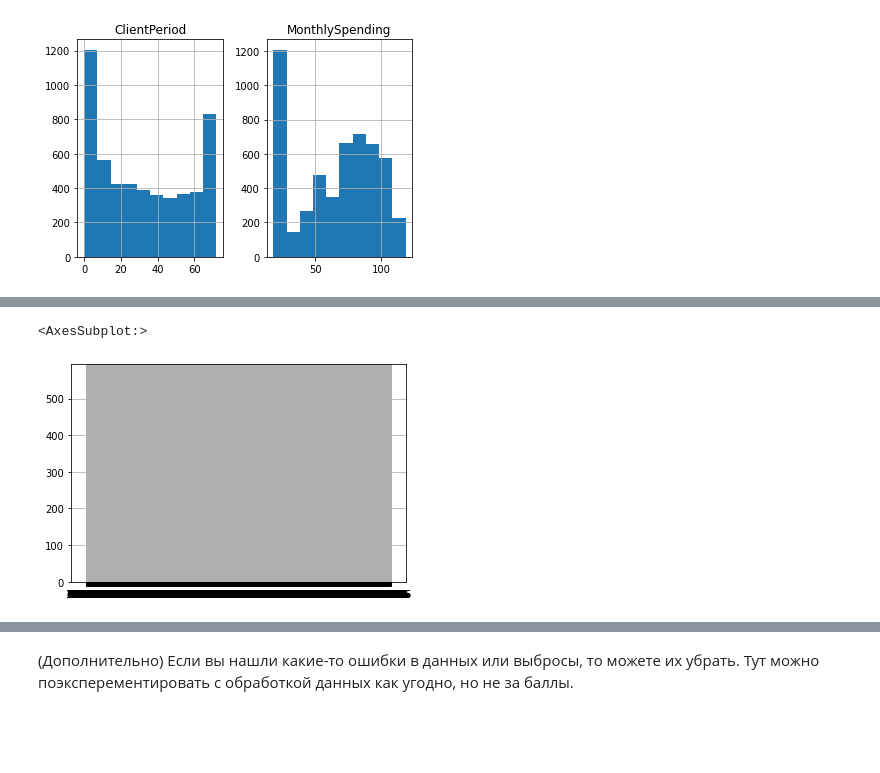
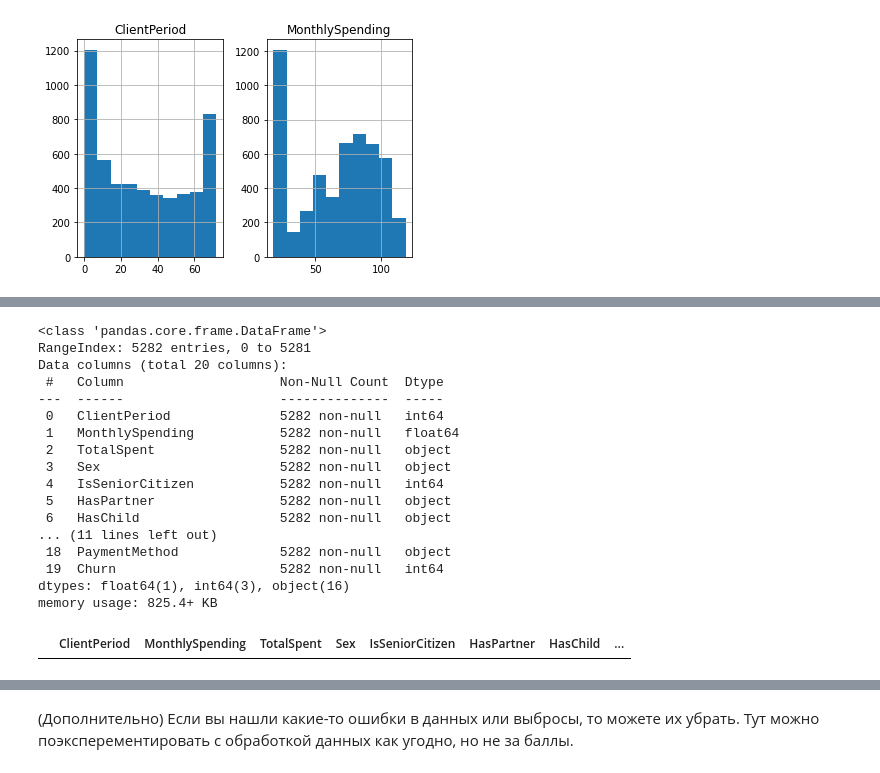
Before and after one commit to trifonov-m/MIPT_stepik, a Jupyter notebook: deep learning mipt/HW3/Baseline.ipynb, the cells around one changed output, grey strips where cells are left out. Drawn from its saved outputs; the diff is of its cells as text; code cells hidden in the pictures; blank space fills up the shorter version.

```diff
--- a/deep learning mipt/HW3/Baseline.ipynb
+++ b/deep learning mipt/HW3/Baseline.ipynb
@@ -150,5 +155,25 @@ array([[<AxesSubplot:title={'center':'ClientPeriod'}>,
+# %%
+data = data.replace('', np.nan)
+data.info()
+# %% [output]
+<class 'pandas.core.frame.DataFrame'>
+RangeIndex: 5282 entries, 0 to 5281
+Data columns (total 20 columns):
+ #   Column                    Non-Null Count  Dtype
+---  ------                    --------------  -----
+ 0   ClientPeriod              5282 non-null   int64
+ 1   MonthlySpending           5282 non-null   float64
+ 2   TotalSpent                5282 non-null   object
+ 3   Sex                       5282 non-null   object
+ 4   IsSeniorCitizen           5282 non-null   int64
+ 5   HasPartner                5282 non-null   object
+ 6   HasChild                  5282 non-null   object
+... (11 lines left out)
+ 18  PaymentMethod             5282 non-null   object
+ 19  Churn                     5282 non-null   int64
+dtypes: float64(1), int64(3), object(16)
+memory usage: 825.4+ KB
 # %%
-data['TotalSpent'].hist()
+data[data['TotalSpent'] == '']
 # %% [output]
-<AxesSubplot:>
-[figure, removed]
+|  | ClientPeriod | MonthlySpending | TotalSpent | Sex | IsSeniorCitizen | HasPartner | HasChild | ... |
```
Also changed, not shown: parts of 6 cells of this notebook.
